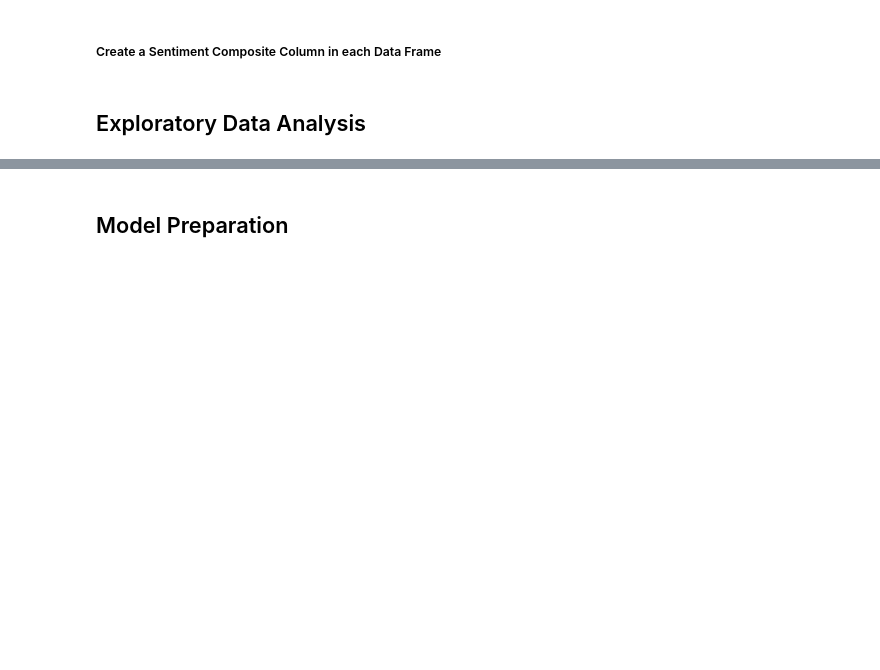
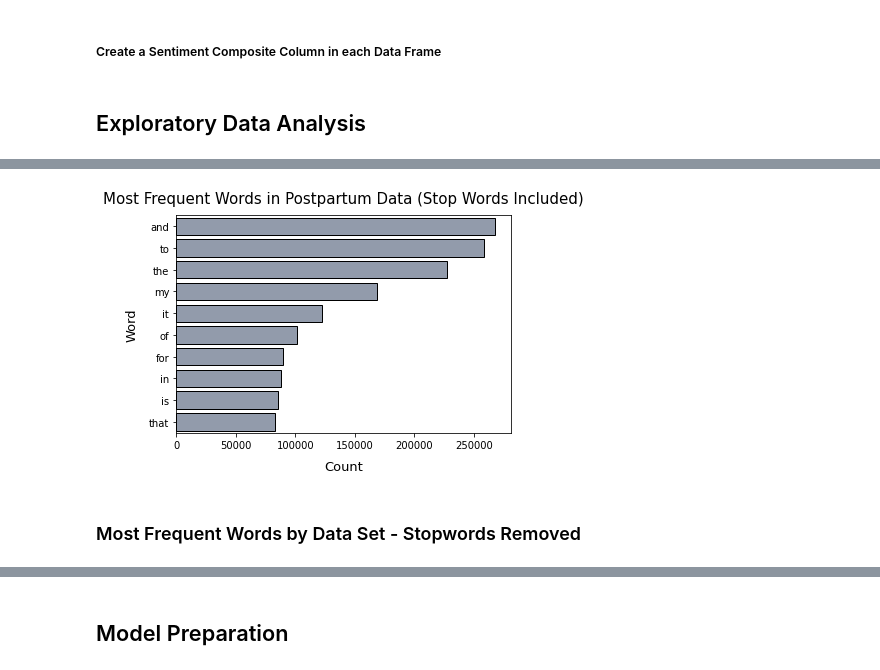
Before and after one commit to jlu90/Identifying-Womens-Health-Concerns, a Jupyter notebook: code/Project_Notebook.ipynb, the cells around one changed output, grey strips where cells are left out. Saved outputs shown, nothing was run; the diff lists cells and outputs as text; code cells hidden in the pictures; blank space fills up the shorter version.

```diff
--- a/code/Project_Notebook.ipynb
+++ b/code/Project_Notebook.ipynb
@@ -459,0 +675,8 @@ for df in dfs:
+# %%
+plot_top_words(og_pospar_word_counts,
+               title = 'Most Frequent Words in Postpartum Data (Stop Words Included)',
+               color = warm_grey)
+# %% [output]
+[figure, added]
+# %% [markdown]
+### Most Frequent Words by Data Set - Stopwords Removed
```
Also changed, not shown: parts of 142 cells of this notebook, 1 other file.
